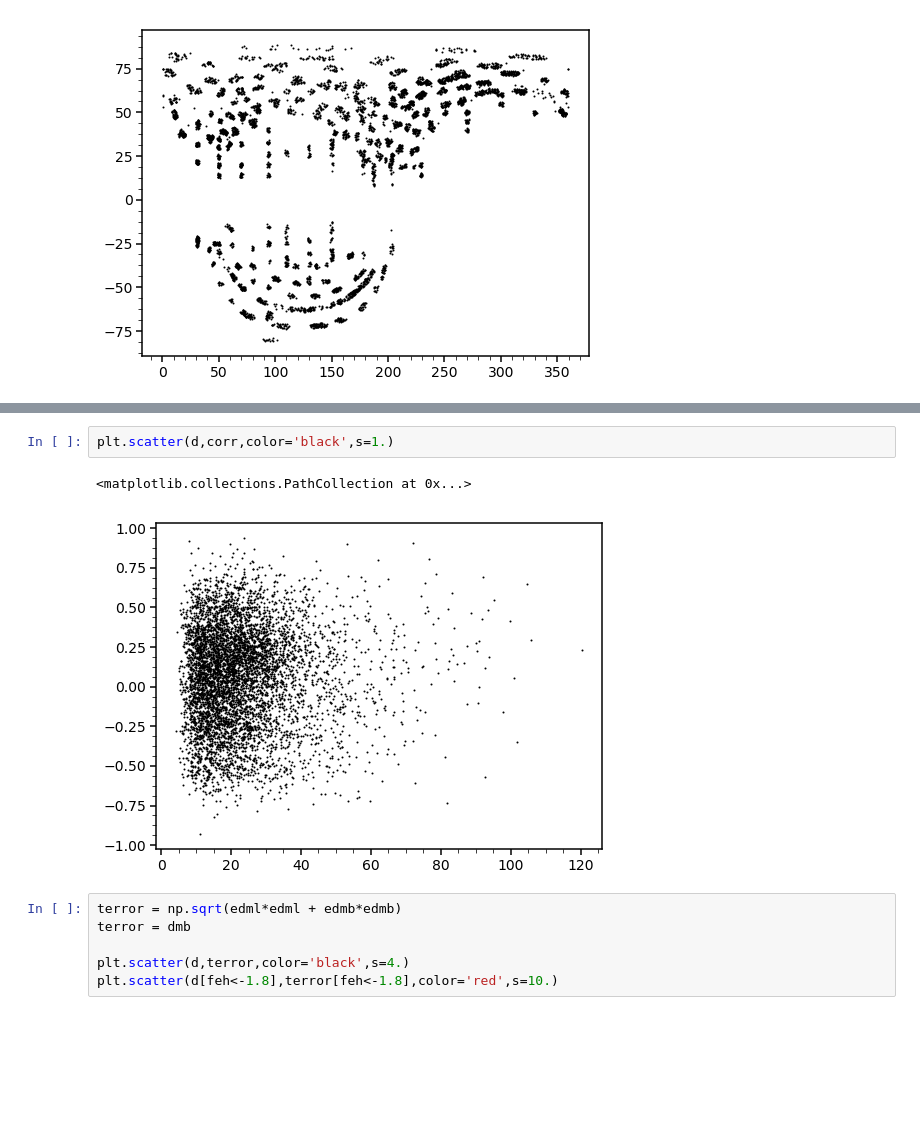
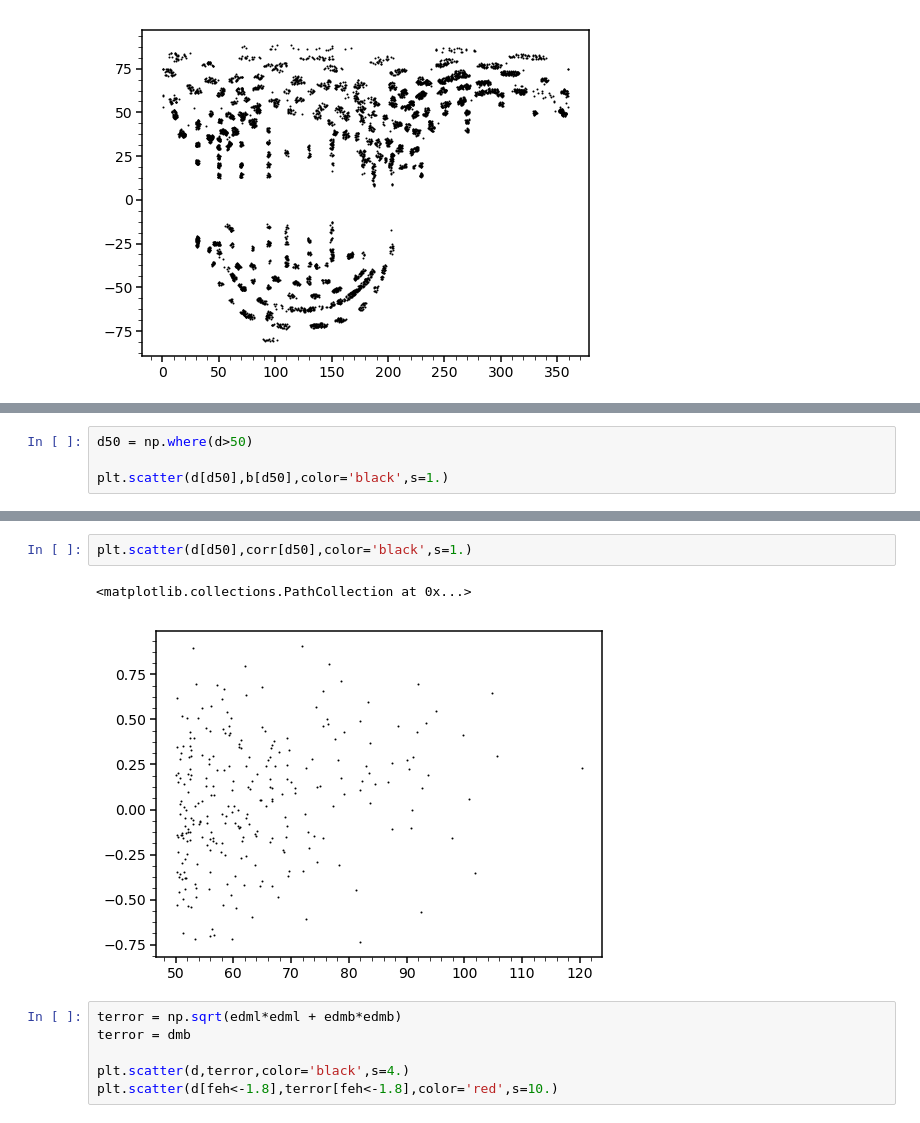
Before and after one commit to michael-petersen/ReflexMotion, a Jupyter notebook: KGiants-Data.ipynb, the cells around one changed output, grey strips where cells are left out. Cells and saved outputs as stored; diff of their text form; blank space fills up the shorter version.

Commit message:
update satellites, validation figures

```diff
--- a/KGiants-Data.ipynb
+++ b/KGiants-Data.ipynb
@@ -1023,0 +1343,4 @@ plt.scatter(l[sgrstrong==1],b[sgrstrong==1],color='red',s=20.)
+# %%
+d50 = np.where(d>50)
+
+plt.scatter(d[d50],b[d50],color='black',s=1.)
@@ -1024,8 +1350,8 @@ plt.scatter(l[sgrstrong==1],b[sgrstrong==1],color='red',s=20.)
 # %%
-plt.scatter(d,corr,color='black',s=1.)
+plt.scatter(d[d50],corr[d50],color='black',s=1.)
 # %% [output]
 <matplotlib.collections.PathCollection at 0x...>
-[figure, old version]
+[figure, new version]
 # %%
 terror = np.sqrt(edml*edml + edmb*edmb)
 terror = dmb
```
Also changed, not shown: parts of 62 cells of this notebook, 39 other files.
